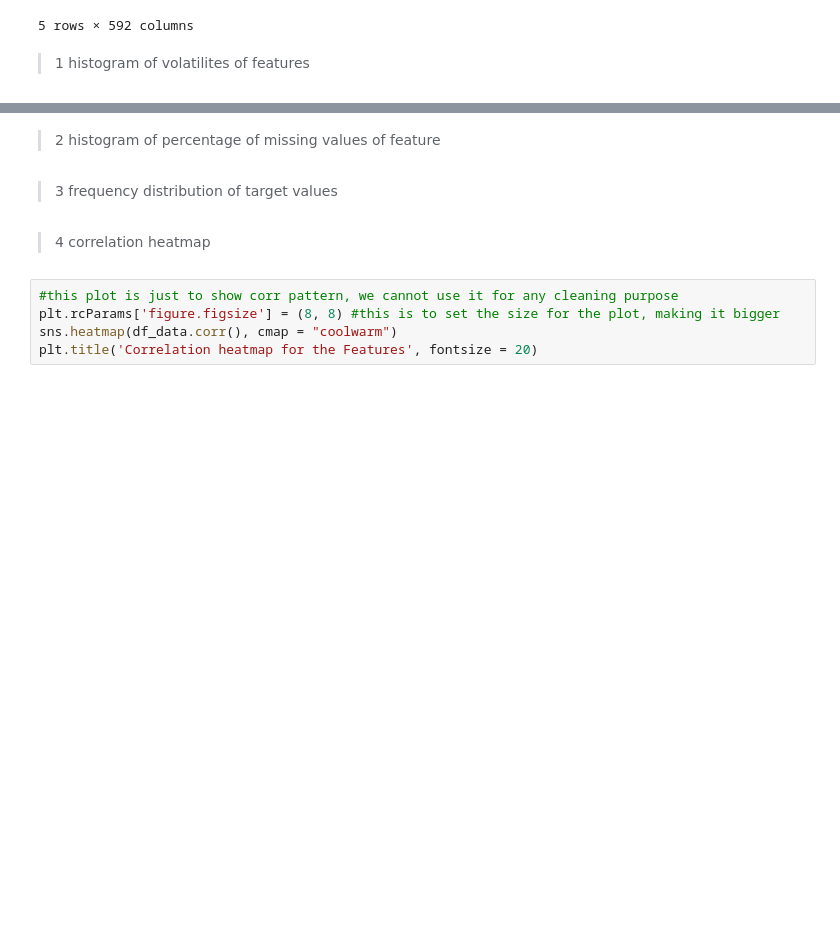
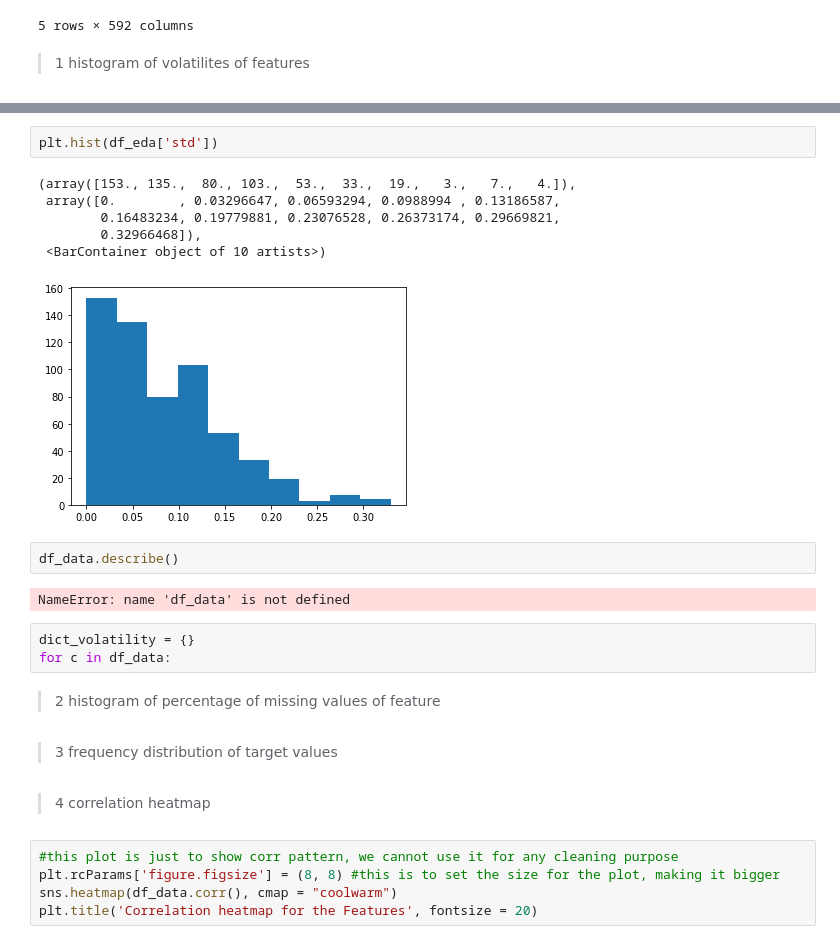
Before and after one commit to hinatanvir/Fault-Detection-SECOM, a Jupyter notebook: Presentation-1-EDA.ipynb, the cells around one changed output, grey strips where cells are left out. Cells and saved outputs as stored; diff of their text form; blank space fills up the shorter version.

```diff
--- a/Presentation-1-EDA.ipynb
+++ b/Presentation-1-EDA.ipynb
@@ -55,3 +135,19 @@ df.head()
+# %%
+plt.hist(df_eda['std'])
+# %% [output]
+(array([153., 135.,  80., 103.,  53.,  33.,  19.,   3.,   7.,   4.]),
+ array([0.        , 0.03296647, 0.06593294, 0.0988994 , 0.13186587,
+        0.16483234, 0.19779881, 0.23076528, 0.26373174, 0.29669821,
+        0.32966468]),
+ <BarContainer object of 10 artists>)
+[figure, added]
+# %%
+df_data.describe()
+# %% [output]
+NameError: name 'df_data' is not defined
+# %%
+dict_volatility = {}
+for c in df_data:
 # %% [markdown]
 >2 histogram of percentage of missing values of feature
 # %% [markdown]
```
Also changed, not shown: parts of 7 cells of this notebook.
